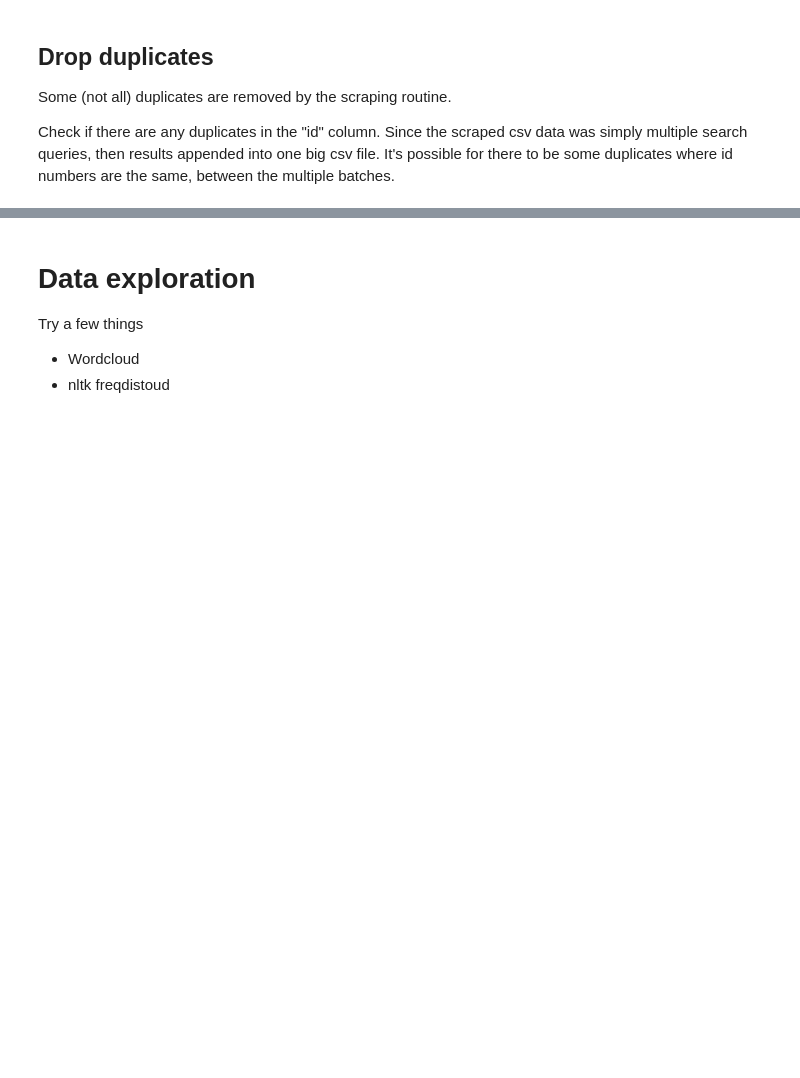
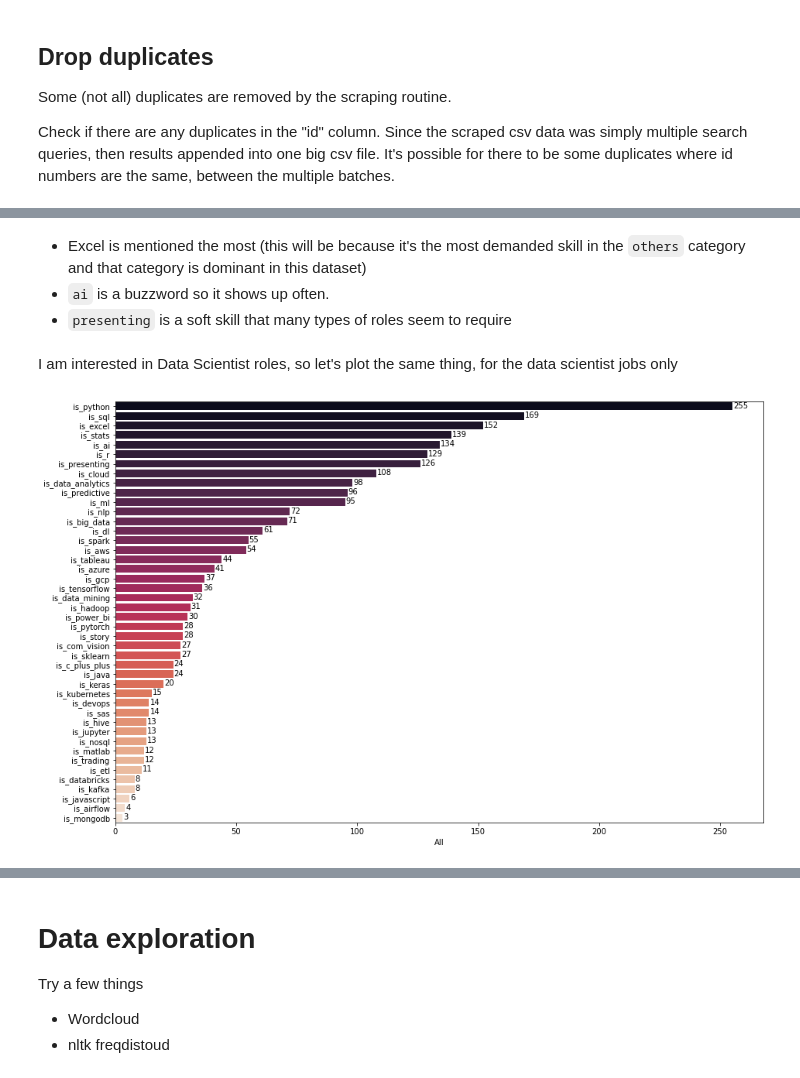
Before and after one commit to adin786/jobs-analysis, a Jupyter notebook: jobs-analysis.ipynb, the cells around one changed output, grey strips where cells are left out. Saved outputs shown, nothing was run; the diff lists cells and outputs as text; code cells hidden in the pictures; blank space fills up the shorter version.

```diff
--- a/jobs-analysis.ipynb
+++ b/jobs-analysis.ipynb
@@ -145,0 +496,18 @@ df[mask].title.iloc[:10].tolist()
+# %% [markdown]
+- Excel is mentioned the most (this will be because it's the most demanded skill in the `others` category and that category is dominant in this dataset)
+- `ai` is a buzzword so it shows up often.
+- `presenting` is a soft skill that many types of roles seem to require
+# %% [markdown]
+I am interested in Data Scientist roles, so let's plot the same thing, for the data scientist jobs only
+# %%
+# Compute a Pivot table for data scientist jobs only
+mask = df_preprocessed['title_simplified'] == 'data scientist'
+
+piv2 = df_preprocessed[mask].pivot_table(values=cols, index='title_simplified', aggfunc=np.sum, margins=True)
+
+plt.figure(figsize=(15,10))
+order = [x for _, x in sorted(zip(piv2.loc['All'], piv2.columns.tolist()), key=lambda z: z[0], reverse=True)]
+ax = sns.barplot(y=piv2.columns.tolist(), x=piv2.loc['All',:], order=order, palette='rocket');
+show_values_on_bars(ax, "h", 0.3)
+# %% [output]
+[figure, added]
```
Also changed, not shown: parts of 83 cells of this notebook, 2 other files.
